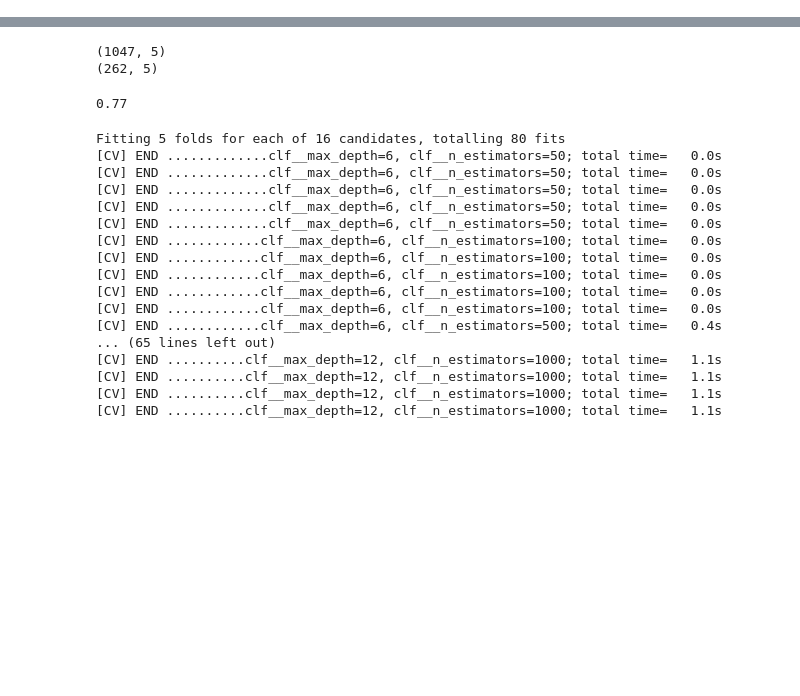
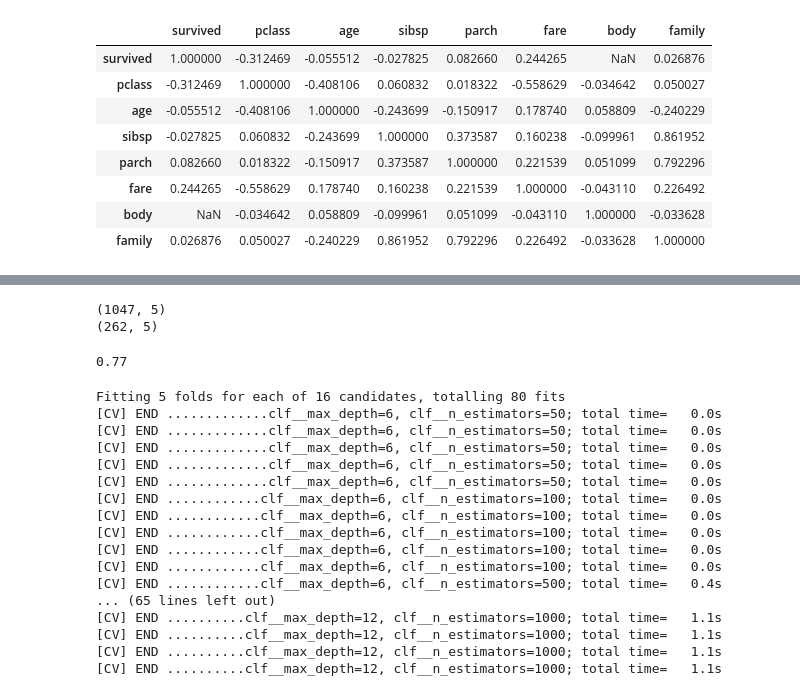
Before and after one commit to HyeonuJeong/Mycakd5, a Jupyter notebook: m2_분석라이브러리활용/visualization/titanic.ipynb, the cells around one changed output, grey strips where cells are left out. Cells and saved outputs as stored; diff of their text form; code cells hidden in the pictures; blank space fills up the shorter version.

```diff
--- a/m2_분석라이브러리활용/visualization/titanic.ipynb
+++ b/m2_분석라이브러리활용/visualization/titanic.ipynb
@@ -0,0 +24,18 @@
+# %%
+import matplotlib.pyplot as plt
+import seaborn as sns
+# plt.figure(figsize=(8,6))
+# sns.heatmap(df.corr(),annot=True)
+# plt.title('Heatmap of the Dataset', fontsize=20)
+df[['survived','pclass',  'name', 'sex', 'age', 'sibsp', 'parch', 'ticket',
+       'fare', 'cabin', 'embarked', 'boat', 'body', 'home.dest', 'family']].corr()
+# %% [output]
+|  | survived | pclass | age | sibsp | parch | fare | body | family |
+| survived | 1.000000 | -0.312469 | -0.055512 | -0.027825 | 0.082660 | 0.244265 | NaN | 0.026876 |
+| pclass | -0.312469 | 1.000000 | -0.408106 | 0.060832 | 0.018322 | -0.558629 | -0.034642 | 0.050027 |
+| age | -0.055512 | -0.408106 | 1.000000 | -0.243699 | -0.150917 | 0.178740 | 0.058809 | -0.240229 |
+| sibsp | -0.027825 | 0.060832 | -0.243699 | 1.000000 | 0.373587 | 0.160238 | -0.099961 | 0.861952 |
+| parch | 0.082660 | 0.018322 | -0.150917 | 0.373587 | 1.000000 | 0.221539 | 0.051099 | 0.792296 |
+| fare | 0.244265 | -0.558629 | 0.178740 | 0.160238 | 0.221539 | 1.000000 | -0.043110 | 0.226492 |
+| body | NaN | -0.034642 | 0.058809 | -0.099961 | 0.051099 | -0.043110 | 1.000000 | -0.033628 |
+| family | 0.026876 | 0.050027 | -0.240229 | 0.861952 | 0.792296 | 0.226492 | -0.033628 | 1.000000 |
```
Also changed, not shown: parts of 3 cells of this notebook, 15 other files.
